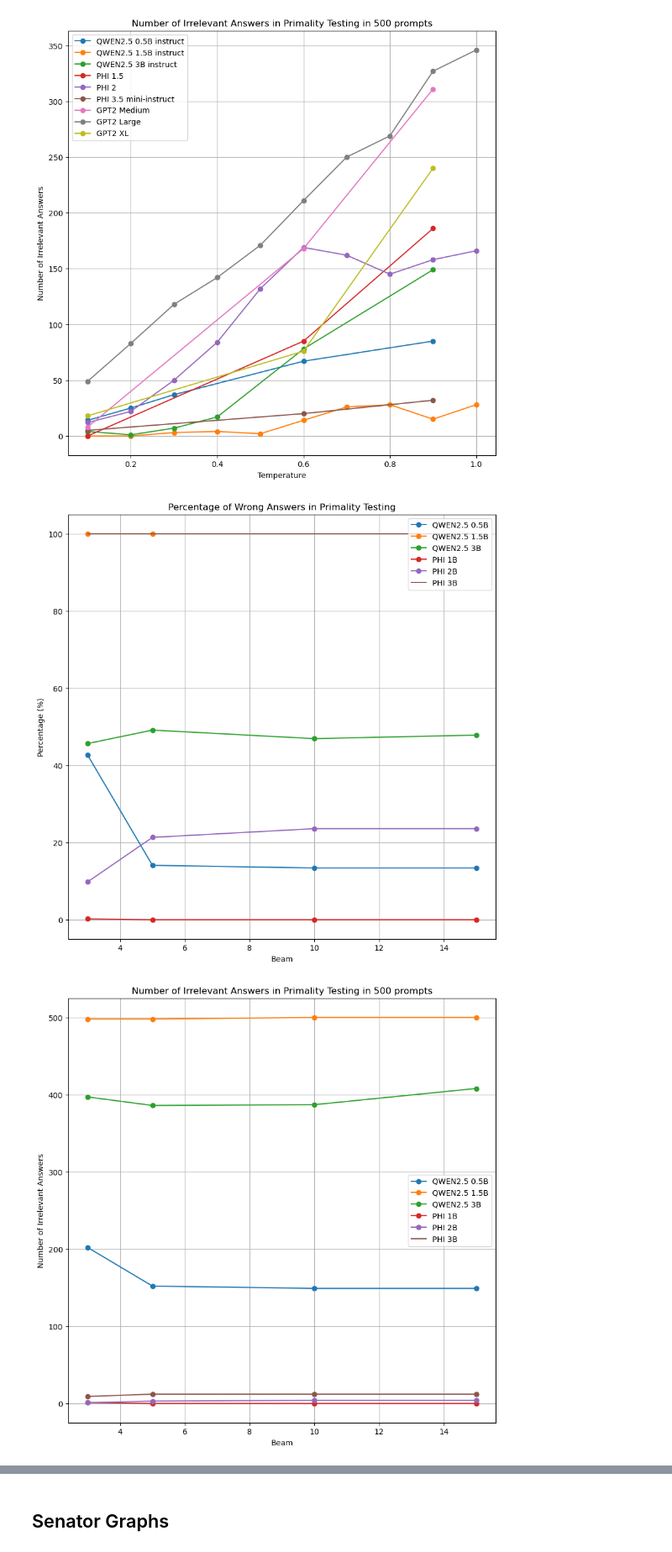
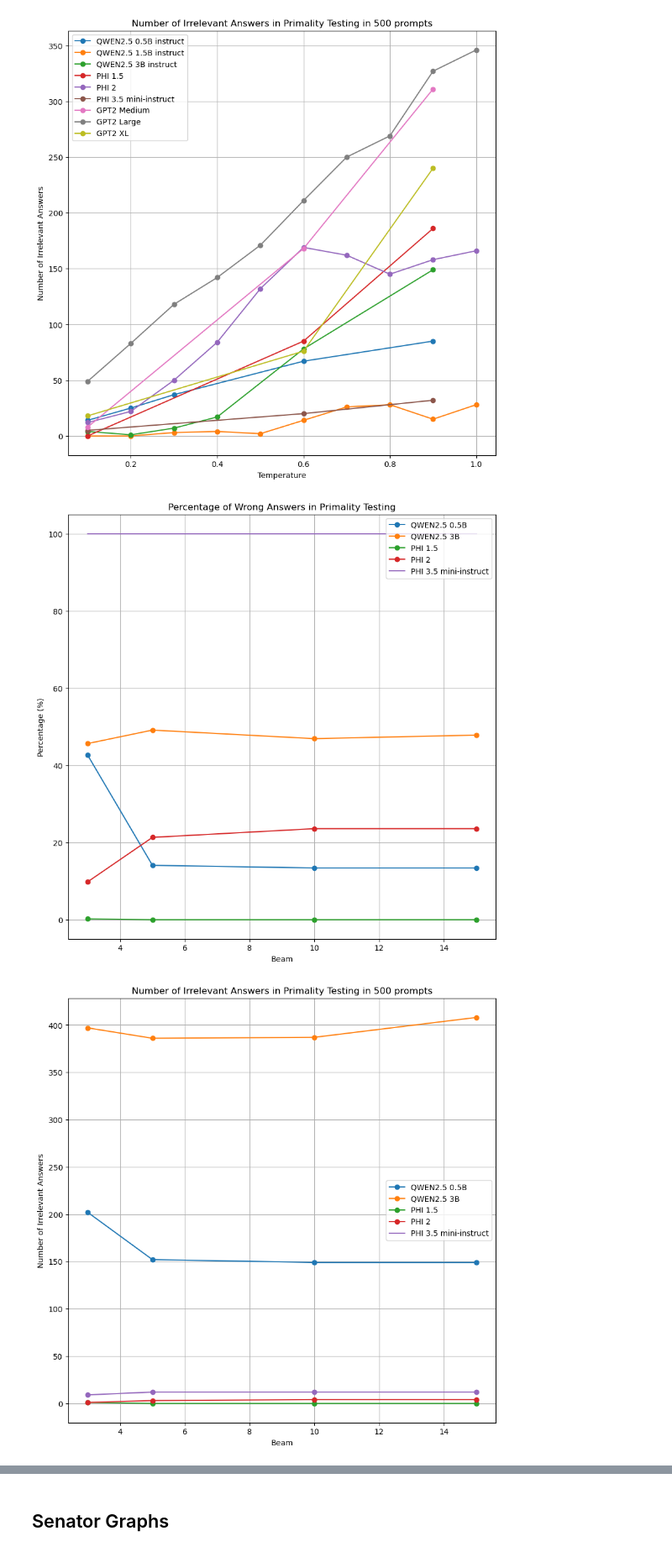
Before and after one commit to czcz7/COMP767_FP, a Jupyter notebook: TestRun.ipynb, the cells around one changed output, grey strips where cells are left out. Shown at 84% size. Drawn from its saved outputs; the diff is of its cells as text; code cells hidden in the pictures.

Commit message:
final code for graph

```diff
--- a/TestRun.ipynb
+++ b/TestRun.ipynb
@@ -89,46 +90,43 @@ qwen05primebeamerr = [202, 152, 149, 149]
 qwen3primebeam = [45.63, 49.12, 46.9, 47.82]
 qwen3primebeamerr = [397, 386, 387, 408]
 
+phi1primebeam = [0.2, 0, 0, 0]
+phi1primebeamerr = [1, 0, 0, 0]
+
 phi2primebeam = [9.81, 21.32, 23.58, 23.58]
 phi2primebeamerr = [1, 3, 4, 4]
 
 phi3primebeam = [100, 100, 100, 100]
 phi3primebeamerr = [9, 12, 12, 12]
 
-qwen15primebeamerr = [498, 498, 500, 500]
-
-phi1primebeam = [0.2, 0, 0, 0]
-phi1primebeamerr = [1, 0, 0, 0]
 
 plt.figure(figsize=(10, 10))
 plt.plot(xbeam, qwen05primebeam, label='QWEN2.5 0.5B', marker='o')
-plt.plot([3, 5], [100, 100], label='QWEN2.5 1.5B', marker='o')
 plt.plot(xbeam, qwen3primebeam, label='QWEN2.5 3B', marker='o')
-plt.plot(xbeam, phi1primebeam, label='PHI 1B', marker='o')
-plt.plot(xbeam, phi2primebeam, label='PHI 2B', marker='o')
-plt.plot(xbeam, phi3primebeam, label='PHI 3B')
+plt.plot(xbeam, phi1primebeam, label='PHI 1.5', marker='o')
+plt.plot(xbeam, phi2primebeam, label='PHI 2', marker='o')
+plt.plot(xbeam, phi3primebeam, label='PHI 3.5 mini-instruct')
 
 handles, labels = plt.gca().get_legend_handles_labels()
 plt.legend()
 plt.xlabel('Beam')
 plt.ylabel('Percentage (%)')
 plt.title('Percentage of Wrong Answers in Primality Testing')
 plt.grid(True)
 plt.show()
 
 plt.figure(figsize=(10, 10))
 plt.plot(xbeam, qwen05primebeamerr, label='QWEN2.5 0.5B', marker='o')
-plt.plot(xbeam, qwen15primebeamerr, label='QWEN2.5 0.5B', marker='o')
 plt.plot(xbeam, qwen3primebeamerr, label='QWEN2.5 3B', marker='o')
-plt.plot(xbeam, phi1primebeamerr, label='PHI 1B', marker='o')
-plt.plot(xbeam, phi2primebeamerr, label='PHI 2B', marker='o')
-plt.plot(xbeam, phi3primebeamerr, label='PHI 3B', marker='o')
+plt.plot(xbeam, phi1primebeamerr, label='PHI 1.5', marker='o')
+plt.plot(xbeam, phi2primebeamerr, label='PHI 2', marker='o')
+plt.plot(xbeam, phi3primebeamerr, label='PHI 3.5 mini-instruct', marker='o')
 plt.legend(handles, labels)
 plt.xlabel('Beam')
 plt.ylabel('Number of Irrelevant Answers')
 plt.title('Number of Irrelevant Answers in Primality Testing in 500 prompts')
 plt.grid(True)
 plt.show()
 # %% [output]
-[figure, old version]
+[figure, new version]
-[figure, old version]
+[figure, new version]
```
Also changed, not shown: parts of 39 cells of this notebook, 1 other file.
